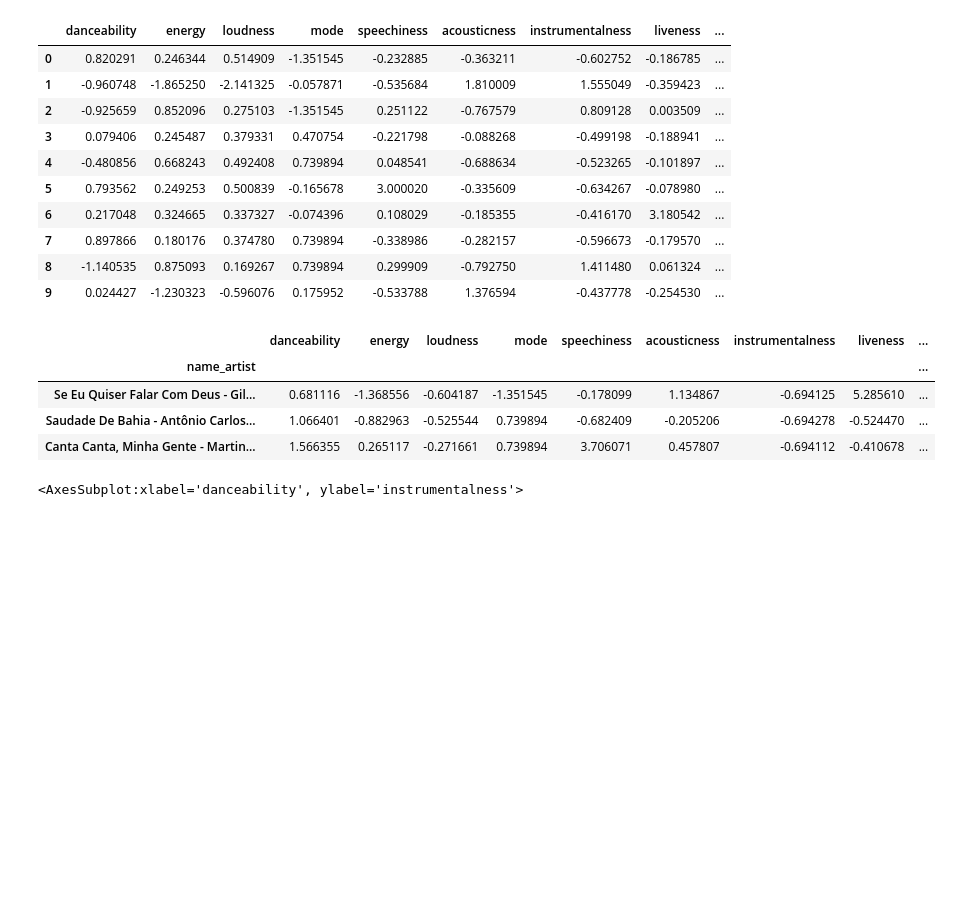
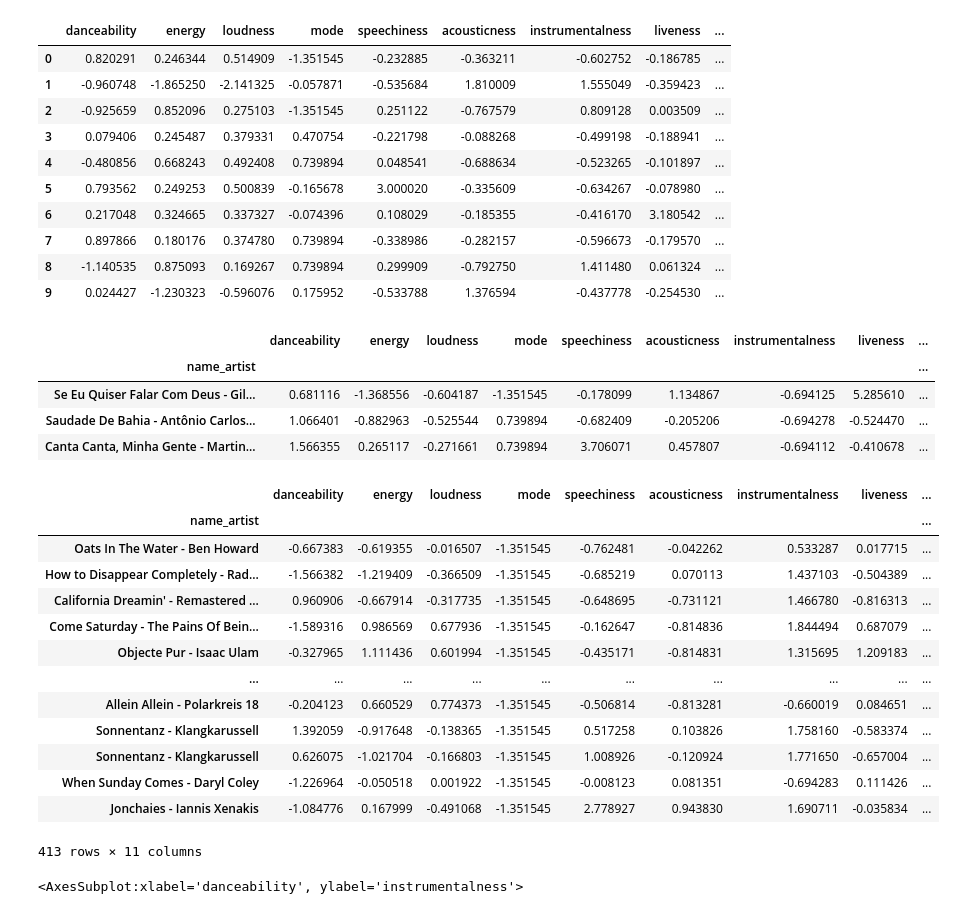
Before and after one commit to Joldon/unsupevised_ML, a Jupyter notebook: compute_distances_5000_songs.ipynb, the cells around one changed output. Drawn from its saved outputs; the diff is of its cells as text; code cells hidden in the pictures; blank space fills up the shorter version.

```diff
--- a/compute_distances_5000_songs.ipynb
+++ b/compute_distances_5000_songs.ipynb
@@ -165,6 +165,25 @@ plot_data.head(3)
 | Se Eu Quiser Falar Com Deus - Gil... | 0.681116 | -1.368556 | -0.604187 | -1.351545 | -0.178099 | 1.134867 | -0.694125 | 5.285610 | ... |
 | Saudade De Bahia - Antônio Carlos... | 1.066401 | -0.882963 | -0.525544 | 0.739894 | -0.682409 | -0.205206 | -0.694278 | -0.524470 | ... |
 | Canta Canta, Minha Gente - Martin... | 1.566355 | 0.265117 | -0.271661 | 0.739894 | 3.706071 | 0.457807 | -0.694112 | -0.410678 | ... |
+# %%
+# filter cluster 1 to show what songs are in its list
+
+plot_data[plot_data['cluster'] == 0]
+# %% [output]
+|  | danceability | energy | loudness | mode | speechiness | acousticness | instrumentalness | liveness | ... |
+| name_artist |  |  |  |  |  |  |  |  | ... |
+| Oats In The Water - Ben Howard | -0.667383 | -0.619355 | -0.016507 | -1.351545 | -0.762481 | -0.042262 | 0.533287 | 0.017715 | ... |
+| How to Disappear Completely - Rad... | -1.566382 | -1.219409 | -0.366509 | -1.351545 | -0.685219 | 0.070113 | 1.437103 | -0.504389 | ... |
+| California Dreamin' - Remastered ... | 0.960906 | -0.667914 | -0.317735 | -1.351545 | -0.648695 | -0.731121 | 1.466780 | -0.816313 | ... |
+| Come Saturday - The Pains Of Bein... | -1.589316 | 0.986569 | 0.677936 | -1.351545 | -0.162647 | -0.814836 | 1.844494 | 0.687079 | ... |
+| Objecte Pur - Isaac Ulam | -0.327965 | 1.111436 | 0.601994 | -1.351545 | -0.435171 | -0.814831 | 1.315695 | 1.209183 | ... |
+| ... | ... | ... | ... | ... | ... | ... | ... | ... | ... |
+| Allein Allein - Polarkreis 18 | -0.204123 | 0.660529 | 0.774373 | -1.351545 | -0.506814 | -0.813281 | -0.660019 | 0.084651 | ... |
+| Sonnentanz - Klangkarussell | 1.392059 | -0.917648 | -0.138365 | -1.351545 | 0.517258 | 0.103826 | 1.758160 | -0.583374 | ... |
+| Sonnentanz - Klangkarussell | 0.626075 | -1.021704 | -0.166803 | -1.351545 | 1.008926 | -0.120924 | 1.771650 | -0.657004 | ... |
+| When Sunday Comes - Daryl Coley | -1.226964 | -0.050518 | 0.001922 | -1.351545 | -0.008123 | 0.081351 | -0.694283 | 0.111426 | ... |
+| Jonchaies - Iannis Xenakis | -1.084776 | 0.167999 | -0.491068 | -1.351545 | 2.778927 | 0.943830 | 1.690711 | -0.035834 | ... |
+413 rows × 11 columns
 # %%
 #you can use other variables. This bivariate plot is just for illustration
 sns.scatterplot(data=plot_data, x='danceability', y='instrumentalness', hue='cluster', palette='Set2')
```
Also changed, not shown: parts of 23 cells of this notebook.
